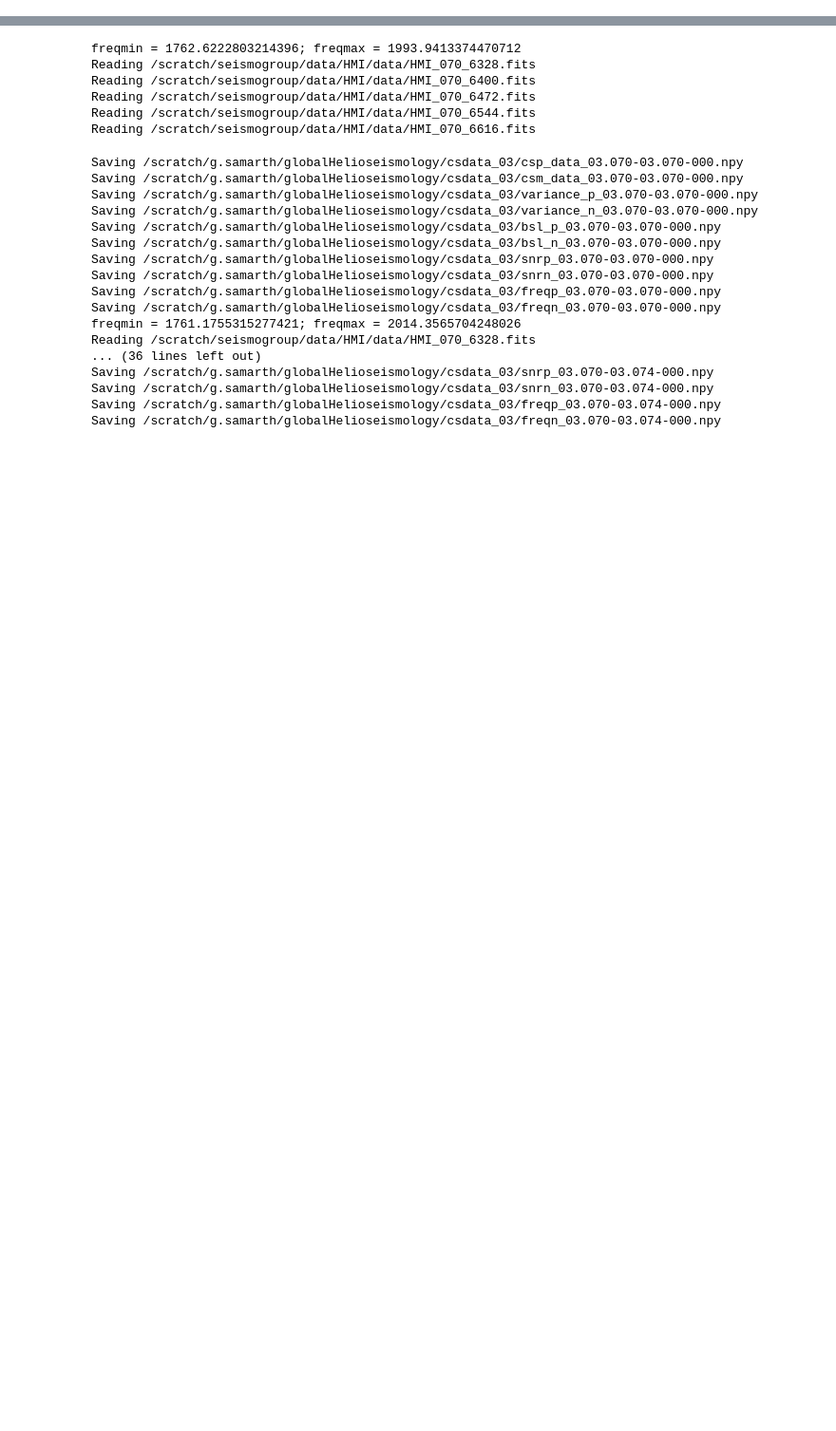
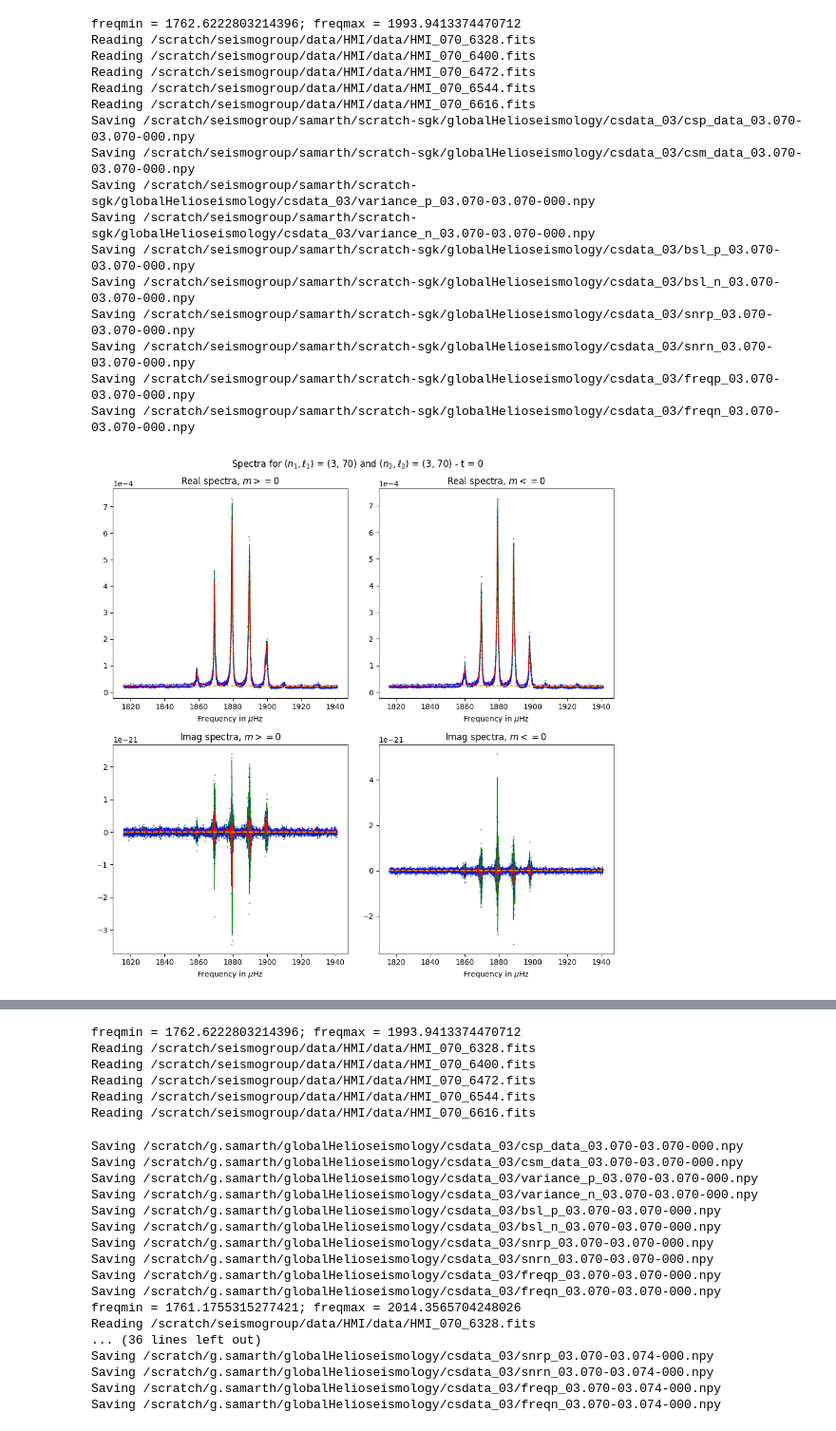
Before and after one commit to samarth-kashyap/globalHelioseismology, a Jupyter notebook: notebooks/cross-spectra.ipynb, the cells around one changed output, grey strips where cells are left out. Shown: that part at 95% size. Cells and saved outputs as stored; diff of their text form; code cells hidden in the pictures; blank space fills up the shorter version.

```diff
--- a/notebooks/cross-spectra.ipynb
+++ b/notebooks/cross-spectra.ipynb
@@ -6,0 +12,21 @@ import globalHelioseismology as GH
+# %%
+ell, enn, t = 70, 3, 0
+cs = GH.spectra.crossSpectra(enn, ell, enn, ell, t, dayavgnum=5)
+# %% [output]
+freqmin = 1762.6222803214396; freqmax = 1993.9413374470712
+Reading /scratch/seismogroup/data/HMI/data/HMI_070_6328.fits
+Reading /scratch/seismogroup/data/HMI/data/HMI_070_6400.fits
+Reading /scratch/seismogroup/data/HMI/data/HMI_070_6472.fits
+Reading /scratch/seismogroup/data/HMI/data/HMI_070_6544.fits
+Reading /scratch/seismogroup/data/HMI/data/HMI_070_6616.fits
+Saving /scratch/seismogroup/samarth/scratch-sgk/globalHelioseismology/csdata_03/csp_data_03.070-03.070-000.npy
+Saving /scratch/seismogroup/samarth/scratch-sgk/globalHelioseismology/csdata_03/csm_data_03.070-03.070-000.npy
+Saving /scratch/seismogroup/samarth/scratch-sgk/globalHelioseismology/csdata_03/variance_p_03.070-03.070-000.npy
+Saving /scratch/seismogroup/samarth/scratch-sgk/globalHelioseismology/csdata_03/variance_n_03.070-03.070-000.npy
+Saving /scratch/seismogroup/samarth/scratch-sgk/globalHelioseismology/csdata_03/bsl_p_03.070-03.070-000.npy
+Saving /scratch/seismogroup/samarth/scratch-sgk/globalHelioseismology/csdata_03/bsl_n_03.070-03.070-000.npy
+Saving /scratch/seismogroup/samarth/scratch-sgk/globalHelioseismology/csdata_03/snrp_03.070-03.070-000.npy
+Saving /scratch/seismogroup/samarth/scratch-sgk/globalHelioseismology/csdata_03/snrn_03.070-03.070-000.npy
+Saving /scratch/seismogroup/samarth/scratch-sgk/globalHelioseismology/csdata_03/freqp_03.070-03.070-000.npy
+Saving /scratch/seismogroup/samarth/scratch-sgk/globalHelioseismology/csdata_03/freqn_03.070-03.070-000.npy
+[figure, added]
```
Also changed, not shown: parts of 6 cells of this notebook, 8 other files.
